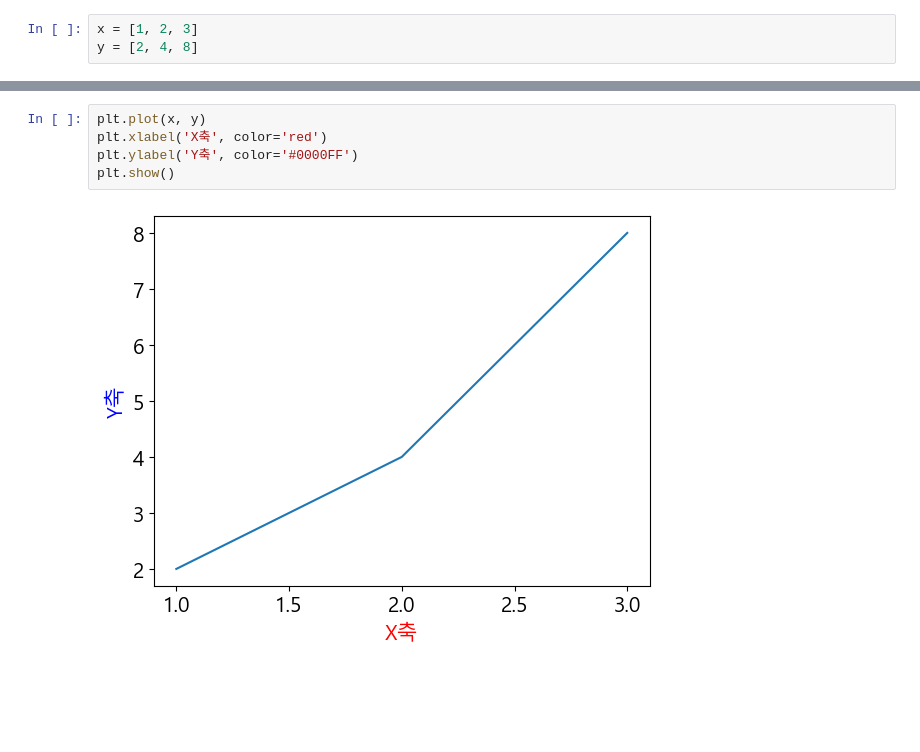
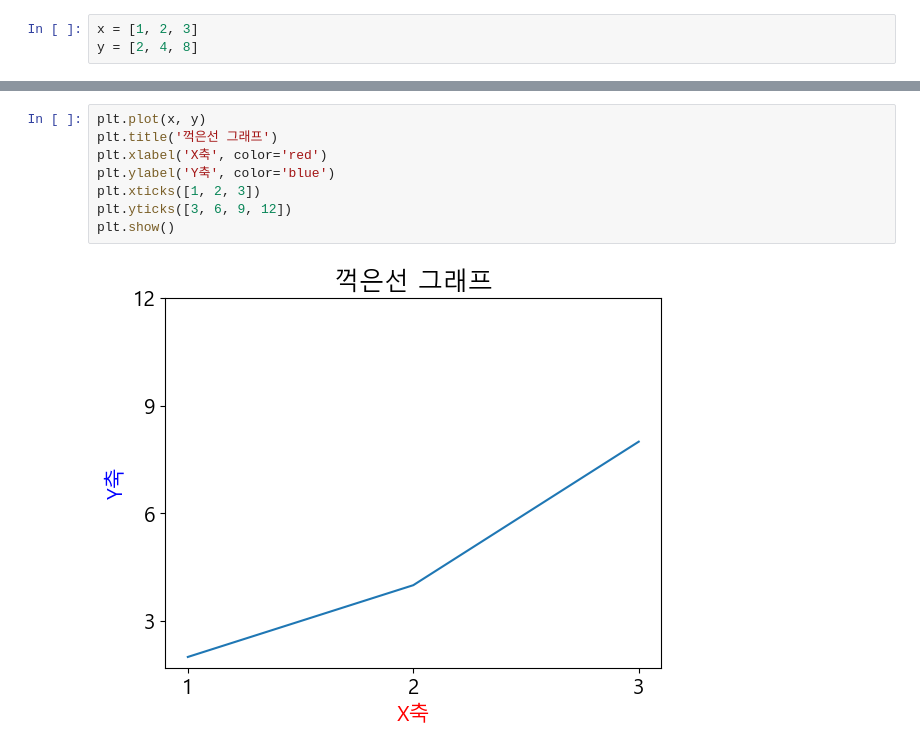
Before and after one commit to helen-cho/data, a Jupyter notebook: python/데이터시각화/02.축.ipynb, the cells around one changed output, grey strips where cells are left out. Cells and saved outputs as stored; diff of their text form; blank space fills up the shorter version.

```diff
--- a/python/데이터시각화/02.축.ipynb
+++ b/python/데이터시각화/02.축.ipynb
@@ -23,7 +25,10 @@ plt.show()
 # %%
 plt.plot(x, y)
+plt.title('꺽은선 그래프')
 plt.xlabel('X축', color='red')
-plt.ylabel('Y축', color='#0000FF')
+plt.ylabel('Y축', color='blue')
+plt.xticks([1, 2, 3])
+plt.yticks([3, 6, 9, 12])
 plt.show()
 # %% [output]
-[figure, old version]
+[figure, new version]
```
Also changed, not shown: parts of 6 cells of this notebook, 51 other files.
